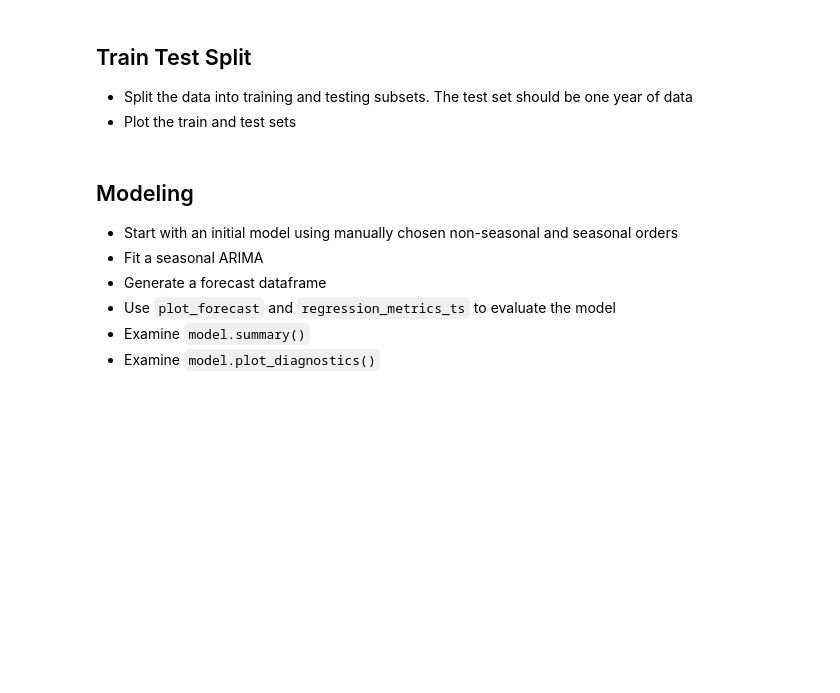
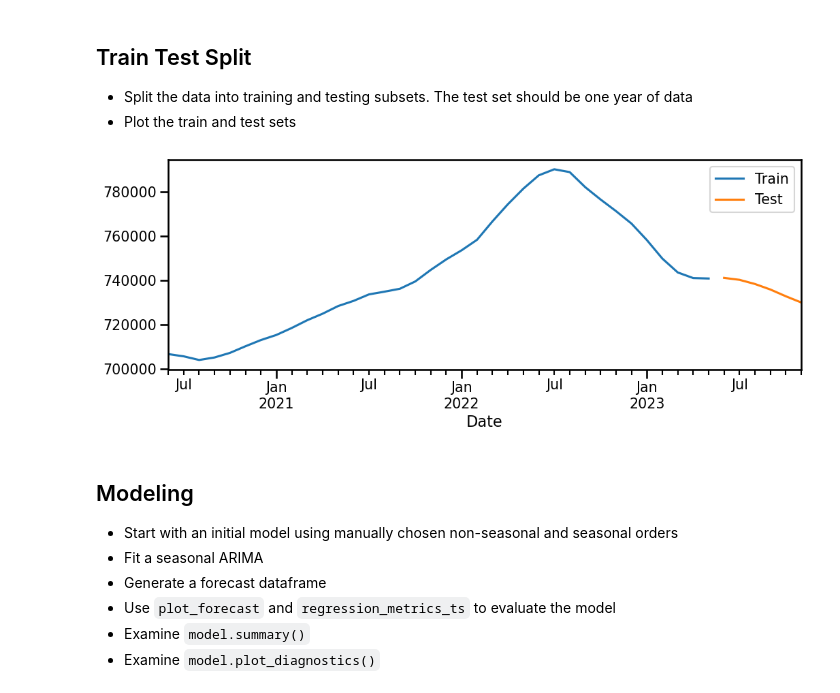
Before and after one commit to lrnrdr/CORE-Gridsearch-SARIMA-Models, a Jupyter notebook: Core Gridseach SARIMA Models.ipynb, the cells around one changed output. Cells and saved outputs as stored; diff of their text form; code cells hidden in the pictures; blank space fills up the shorter version.

```diff
--- a/Core Gridseach SARIMA Models.ipynb
+++ b/Core Gridseach SARIMA Models.ipynb
@@ -572,12 +618,15 @@ plot_acf_pacf(ts_diff, m=12, annotate_seas=True);
 - Split the data into training and testing subsets. The test set should be one year of data
 - Plot the train and test sets
 # %%
-# tts--goal is to predict next year so 12 months
-nlags = 12
+# .tail(36) gives you the last 36 observations and zooms in for you to see more of test.
+# used 6 for 6 months
+nlags = 6
 train, test = train_test_split(ts, test_size=nlags)
-ax = train.plot(label='Train')
+ax = train.tail(36).plot(label='Train')
 test.plot(ax=ax, label='Test')
 ax.legend();
+# %% [output]
+[figure, added]
 # %% [markdown]
 ## Modeling
 
```
Also changed, not shown: parts of 36 cells of this notebook.
